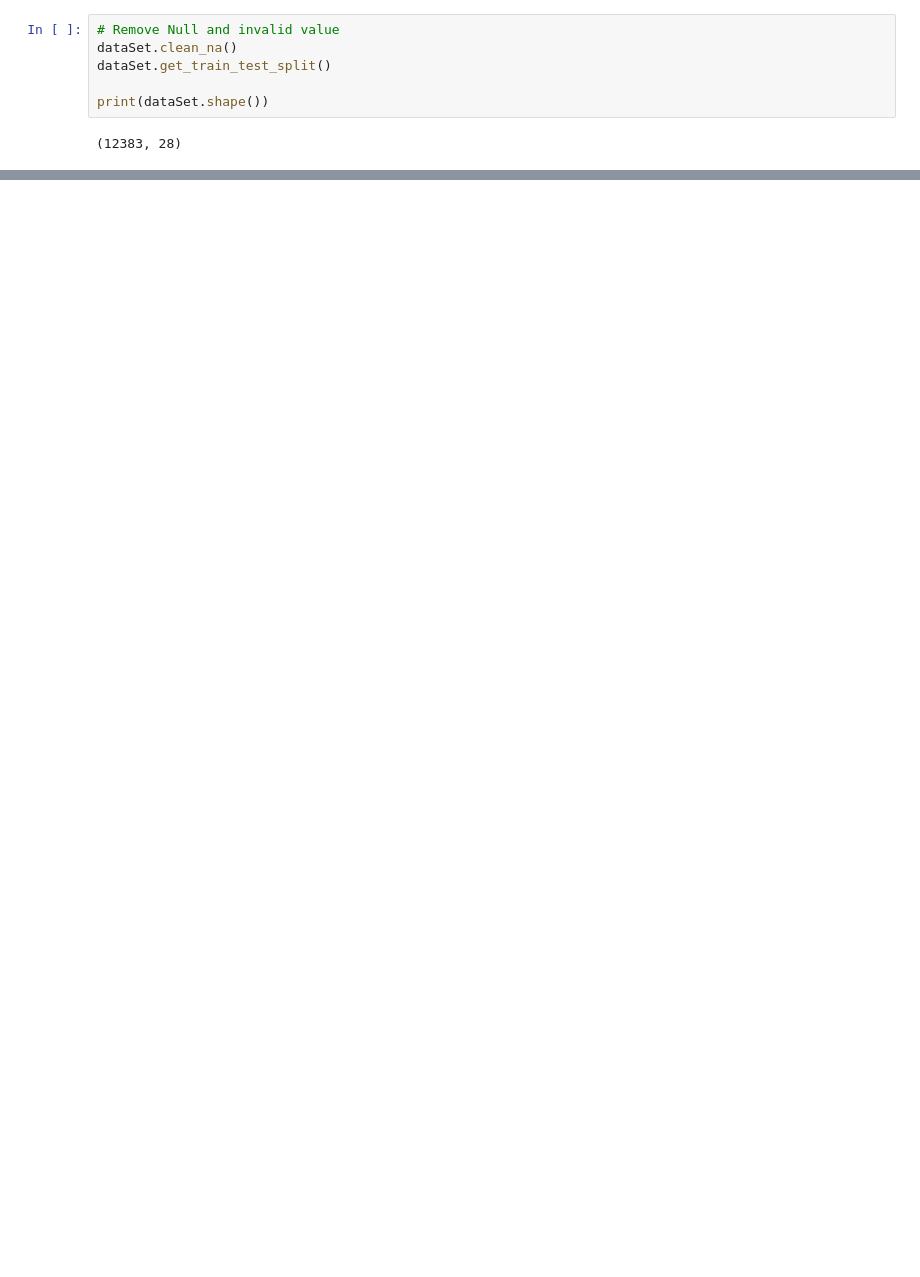
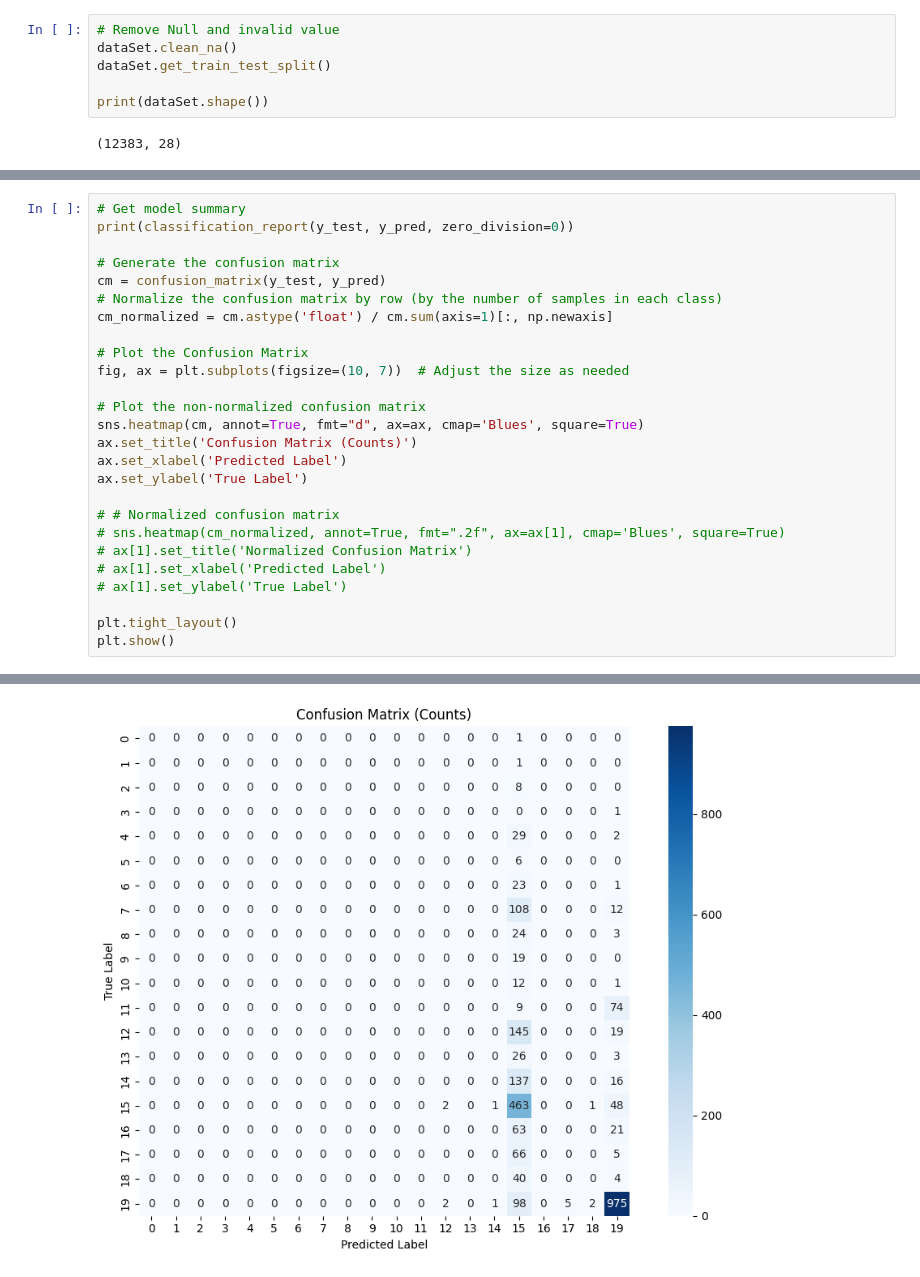
Before and after one commit to Lem-c/DS-reg-vs-nn, a Jupyter notebook: DS_23096666.ipynb, the cells around one changed output, grey strips where cells are left out. Cells and saved outputs as stored; diff of their text form; blank space fills up the shorter version.

```diff
--- a/DS_23096666.ipynb
+++ b/DS_23096666.ipynb
@@ -631,0 +642,27 @@ Train: [     0      1      2 ... 538458 538459 538460] Test: [     9     10
+# %%
+# Get model summary
+print(classification_report(y_test, y_pred, zero_division=0))
+
+# Generate the confusion matrix
+cm = confusion_matrix(y_test, y_pred)
+# Normalize the confusion matrix by row (by the number of samples in each class)
+cm_normalized = cm.astype('float') / cm.sum(axis=1)[:, np.newaxis]
+
+# Plot the Confusion Matrix
+fig, ax = plt.subplots(figsize=(10, 7))  # Adjust the size as needed
+
+# Plot the non-normalized confusion matrix
+sns.heatmap(cm, annot=True, fmt="d", ax=ax, cmap='Blues', square=True)
+ax.set_title('Confusion Matrix (Counts)')
+ax.set_xlabel('Predicted Label')
+ax.set_ylabel('True Label')
+
+# # Normalized confusion matrix
+# sns.heatmap(cm_normalized, annot=True, fmt=".2f", ax=ax[1], cmap='Blues', square=True)
+# ax[1].set_title('Normalized Confusion Matrix')
+# ax[1].set_xlabel('Predicted Label')
+# ax[1].set_ylabel('True Label')
+
+plt.tight_layout()
+plt.show()
+# %% [output]
@@ -631,0 +686 @@ Train: [     0      1      2 ... 538458 538459 538460] Test: [     9     10
+[figure, added]
```
Also changed, not shown: parts of 70 cells of this notebook, 6 other files.
